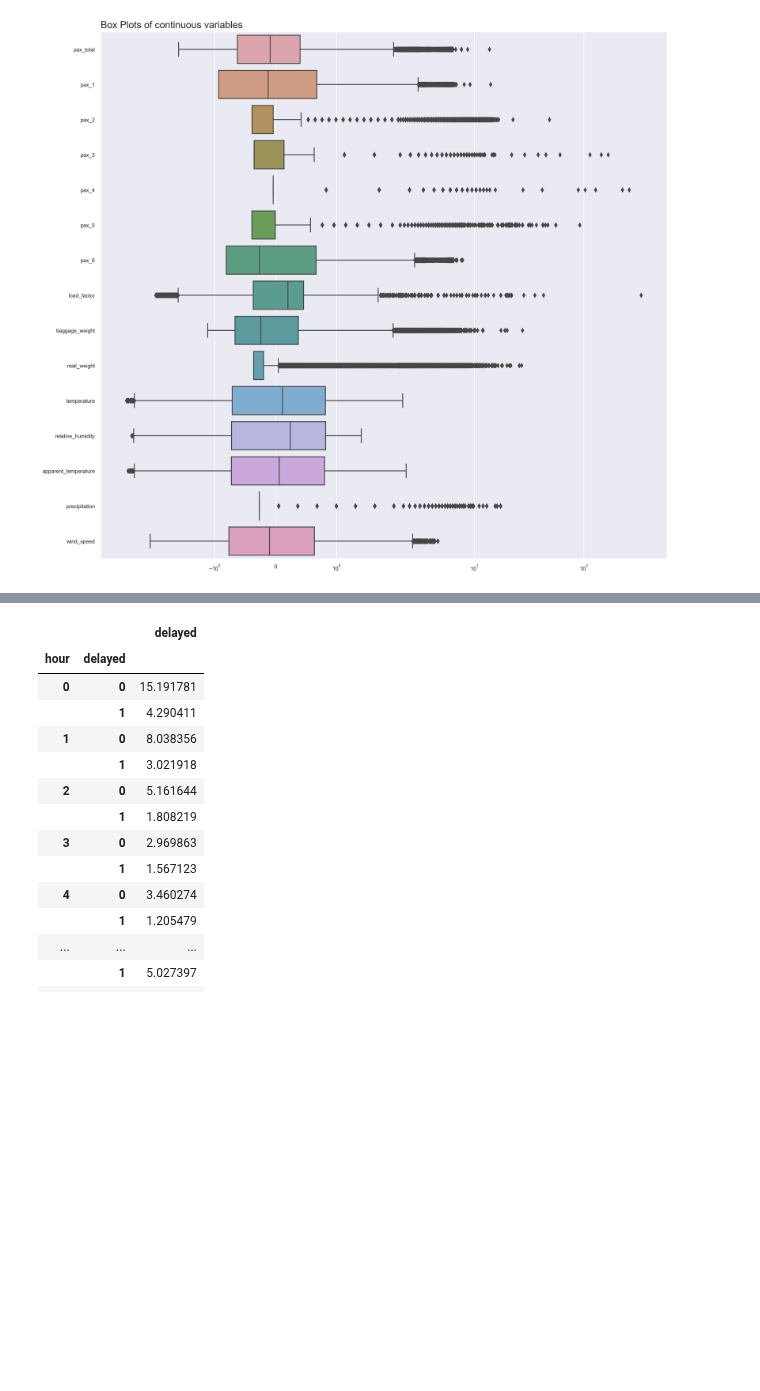
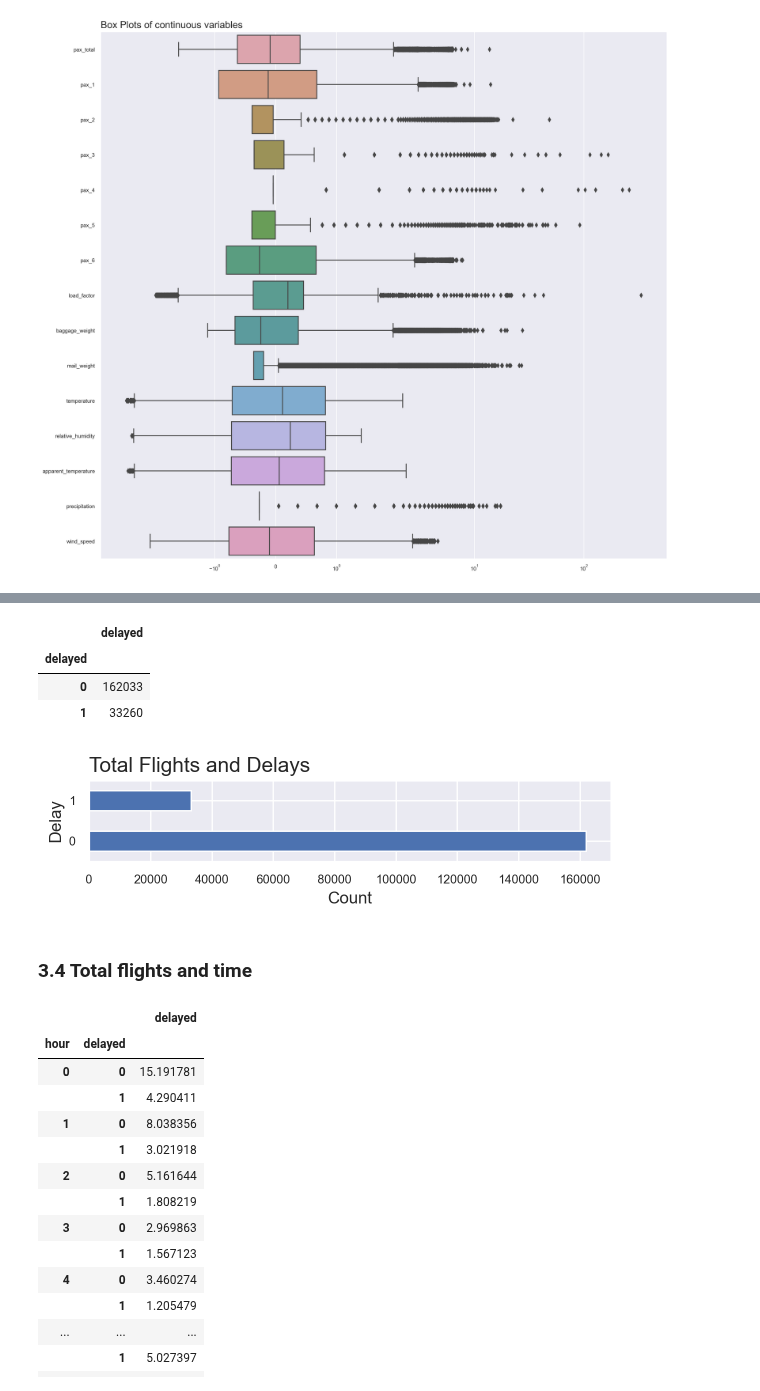
Before and after one commit to fedfioravanti/General_Assembly_Capstone, a Jupyter notebook: GA_Capstone_02_EDA.ipynb, the cells around one changed output, grey strips where cells are left out. Saved outputs shown, nothing was run; the diff lists cells and outputs as text; code cells hidden in the pictures; blank space fills up the shorter version.

```diff
--- a/GA_Capstone_02_EDA.ipynb
+++ b/GA_Capstone_02_EDA.ipynb
@@ -201 +222,22 @@ Some variables show a large amount of **outliers**, I am going to keep them for
+# %%
+flights = df.groupby('delayed')[['delayed']].count()
+flights
+# %% [output]
+|  | delayed |
+| delayed |  |
+| 0 | 162033 |
+| 1 | 33260 |
+# %%
+flights.plot(kind='barh', rot=0, figsize=(6,1))
+plt.title('Total Flights and Delays', loc='left', fontsize = 15)
+plt.ylabel('Delay', fontsize = 12)
+plt.xlabel('Count', fontsize = 12)
+
+plt.legend('', frameon=False)
+
+plt.show()
+# %% [output]
+[figure, added]
+# %% [markdown]
+### 3.4 Total flights and time
 # %%
```
Also changed, not shown: parts of 28 cells of this notebook.
